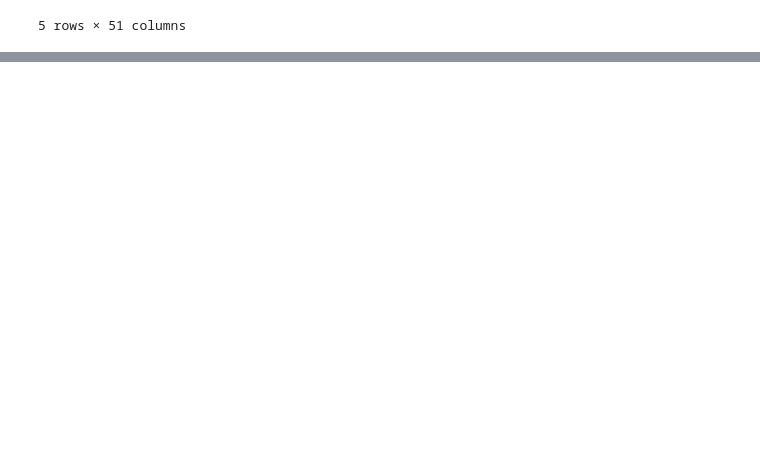
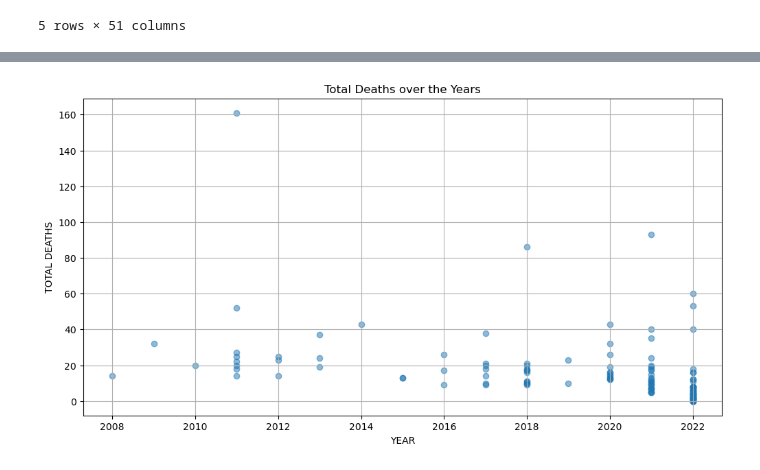
Before and after one commit to elizabethmorgan26/team1, a Jupyter notebook: mergestorm.ipynb, the cells around one changed output, grey strips where cells are left out. Saved outputs shown, nothing was run; the diff lists cells and outputs as text; code cells hidden in the pictures; blank space fills up the shorter version.

```diff
--- a/mergestorm.ipynb
+++ b/mergestorm.ipynb
@@ -118,0 +151,3 @@ Name: count, dtype: int64
+# %%
+drop_merged_df = clean_mergestorm_df.drop(columns=["INJURIES_DIRECT", "INJURIES_INDIRECT","DEATHS_DIRECT", "DEATHS_INDIRECT"])
+drop_merged_df.head()
@@ -118,0 +162,9 @@ Name: count, dtype: int64
+# %%
+# Narrow down events that have had at least one death and/or at least one injury
+narrow_df = drop_merged_df.loc[(drop_merged_df["TOTAL DEATHS"] > 1) | (drop_merged_df["TOTAL INJURIES"] > 1)]
+
+# reset the index
+narrow_df.reset_index(drop=True, inplace=True)
+
+# Display sample data
+narrow_df.head()
@@ -118,0 +196,5 @@ Name: count, dtype: int64
+# %%
+reordernarrow_df = narrow_df[["YEAR", "STATE", "EVENT_TYPE",
+                              "TOTAL DEATHS", "TOTAL INJURIES",
+                              "DAMAGE_PROPERTY","DAMAGE_CROPS", "SOURCE", "MAGNITUDE", "MAGNITUDE_TYPE", "TOR_F_SCALE", "TOR_LENGTH", "TOR_WIDTH", "TOR_OTHER_CZ_STATE", "BEGIN_LOCATION", "BEGIN_LAT", "BEGIN_LON", "END_LAT", "END_LON", "EPISODE_ID", "EVENT_ID",]]
+reordernarrow_df.tail()
@@ -118,0 +209,3 @@ Name: count, dtype: int64
+# %%
+groupbynarrow_df=reordernarrow_df.sort_values(["YEAR","TOTAL DEATHS"], ascending=False).groupby("TOTAL DEATHS").head()
+groupbynarrow_df
@@ -118,0 +226,11 @@ Name: count, dtype: int64
+# %%
+# Create a scatter plot for total deaths over the years
+plt.figure(figsize=(12, 6))
+plt.scatter(groupbynarrow_df['YEAR'], groupbynarrow_df['TOTAL DEATHS'], alpha=0.5)
+plt.title('Total Deaths over the Years')
+plt.xlabel('YEAR')
+plt.ylabel('TOTAL DEATHS')
+plt.grid(True)
+plt.show()
+# %% [output]
+[figure, added]
```
Also changed, not shown: parts of 20 cells of this notebook, 1 other file.
